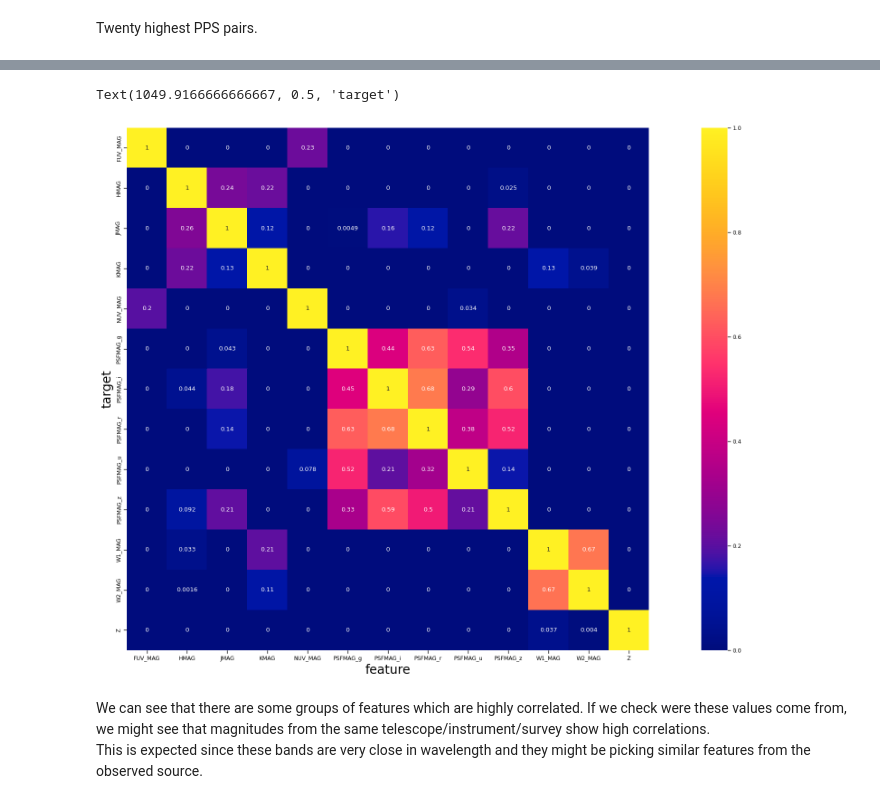
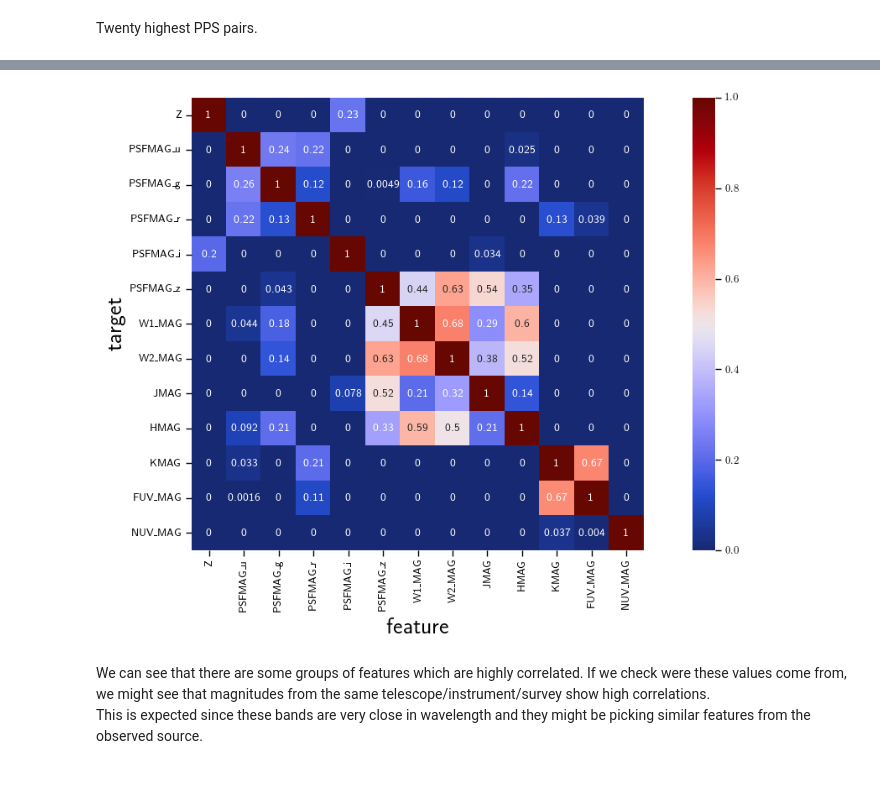
Before and after one commit to racarvajal/Intro_Notebooks_ML, a Jupyter notebook: Intro_notebooks_ML_original.ipynb, the cells around one changed output, grey strips where cells are left out. Drawn from its saved outputs; the diff is of its cells as text; code cells hidden in the pictures.

```diff
--- a/Intro_notebooks_ML_original.ipynb
+++ b/Intro_notebooks_ML_original.ipynb
@@ -175,3 +200,6 @@ mpl.rcdefaults()
+# %%
+mpl.rcdefaults()
+plt.rcParams['text.usetex'] = True
 # %% [markdown]
 ### Using astronomical tables
 # %% [markdown]
@@ -435,4 +469,8 @@ PSFMAG_g  JMAG        0.616564
 dtype: float64
 # %% [markdown]
 Let's plot these values.
+# %%
+ticklabels = ['Z', 'PSFMAG\_u', 'PSFMAG\_g', 'PSFMAG\_r', 'PSFMAG\_i',
+              'PSFMAG\_z', 'W1\_MAG', 'W2\_MAG', 'JMAG', 'HMAG',
+              'KMAG', 'FUV\_MAG', 'NUV\_MAG']
 # %%
@@ -471,14 +515,20 @@ PSFMAG_r  PSFMAG_u    0.320805
 PSFMAG_u  PSFMAG_i    0.291009
 dtype: float64
 # %%
-plt.figure(figsize=(30,15))
+plt.figure(figsize=(15,7))
 sns.set_context('paper', rc={'axes.labelsize':20, 'axes.ticklabelsize':14})
-ax1 = sns.heatmap(pps_matrix, annot=True, cmap=plt.get_cmap('cet_bmy'), center=0.5, square=True)
+ax1 = sns.heatmap(pps_matrix,
+                  annot=True,
+                  cmap=plt.get_cmap('cet_CET_D1A'),
+                  center=0.5,
+                  square=True,
+                  xticklabels=ticklabels,
+                  yticklabels=ticklabels)
 ax1.set_xlabel('feature')
 ax1.set_ylabel('target')
+plt.show()
 # %% [output]
-Text(1049.9166666666667, 0.5, 'target')
-[figure, old version]
+[figure, new version]
 # %% [markdown]
 We can see that there are some groups of features which are highly correlated. If we check were these values come from, we might see that magnitudes from the same telescope/instrument/survey show high correlations.
 This is expected since these bands are very close in wavelength and they might be picking similar features from the observed source.
```
Also changed, not shown: parts of 31 cells of this notebook.
